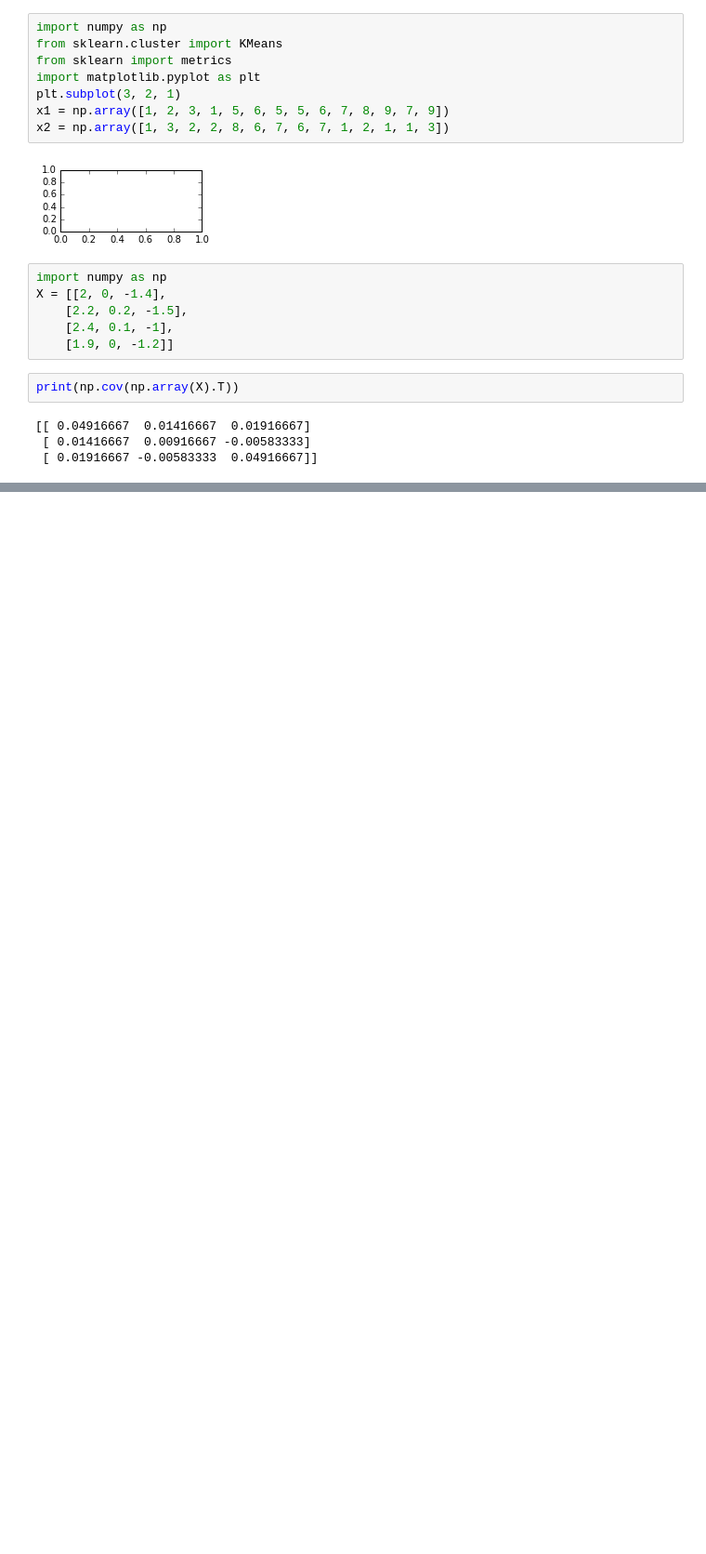
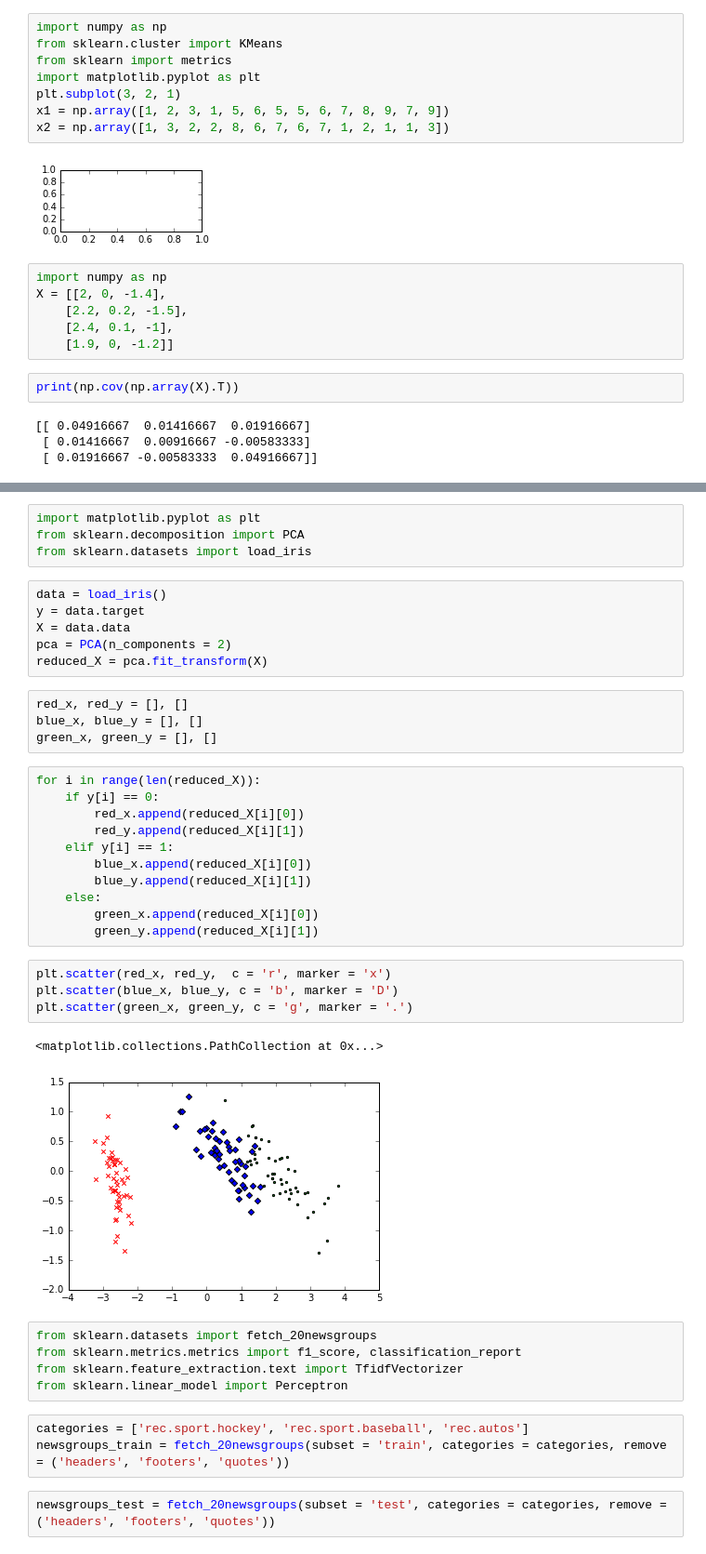
Before and after one commit to sawsimeon/Rnewbie, a Jupyter notebook: Mastering Machine Learning with scikit-learn.ipynb, the cells around one changed output, grey strips where cells are left out. Shown at 93% size. Drawn from its saved outputs; the diff is of its cells as text; blank space fills up the shorter version.

```diff
--- a/Mastering Machine Learning with scikit-learn.ipynb
+++ b/Mastering Machine Learning with scikit-learn.ipynb
@@ -926,0 +934,42 @@ print(np.cov(np.array(X).T))
+# %%
+import matplotlib.pyplot as plt
+from sklearn.decomposition import PCA
+from sklearn.datasets import load_iris
+# %%
+data = load_iris()
+y = data.target
+X = data.data
+pca = PCA(n_components = 2)
+reduced_X = pca.fit_transform(X)
+# %%
+red_x, red_y = [], []
+blue_x, blue_y = [], []
+green_x, green_y = [], []
+# %%
+for i in range(len(reduced_X)):
+    if y[i] == 0:
+        red_x.append(reduced_X[i][0])
+        red_y.append(reduced_X[i][1])
+    elif y[i] == 1:
+        blue_x.append(reduced_X[i][0])
+        blue_y.append(reduced_X[i][1])
+    else:
+        green_x.append(reduced_X[i][0])
+        green_y.append(reduced_X[i][1])
+# %%
+plt.scatter(red_x, red_y,  c = 'r', marker = 'x')
+plt.scatter(blue_x, blue_y, c = 'b', marker = 'D')
+plt.scatter(green_x, green_y, c = 'g', marker = '.')
+# %% [output]
+<matplotlib.collections.PathCollection at 0x...>
+[figure, added]
+# %%
+from sklearn.datasets import fetch_20newsgroups
+from sklearn.metrics.metrics import f1_score, classification_report
+from sklearn.feature_extraction.text import TfidfVectorizer
+from sklearn.linear_model import Perceptron
+# %%
+categories = ['rec.sport.hockey', 'rec.sport.baseball', 'rec.autos']
+newsgroups_train = fetch_20newsgroups(subset = 'train', categories = categories, remove = ('headers', 'footers', 'quotes'))
+# %%
+newsgroups_test = fetch_20newsgroups(subset = 'test', categories = categories, remove = ('headers', 'footers', 'quotes'))
```
Also changed, not shown: parts of 18 cells of this notebook.
